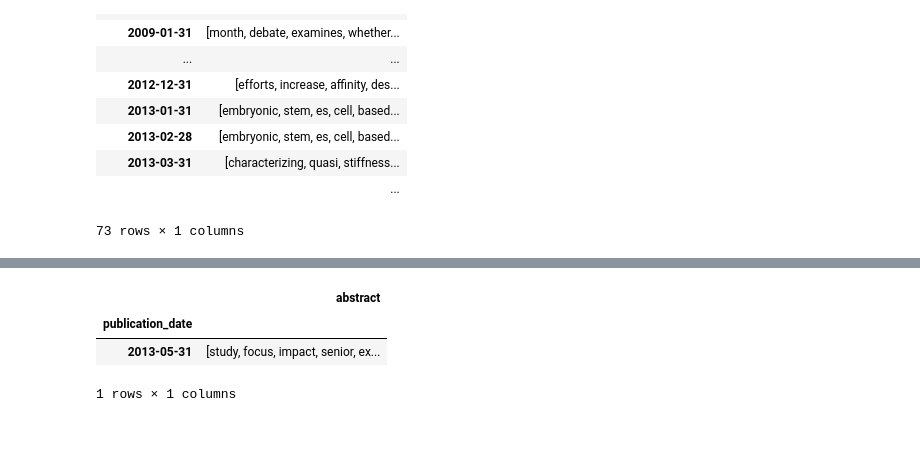
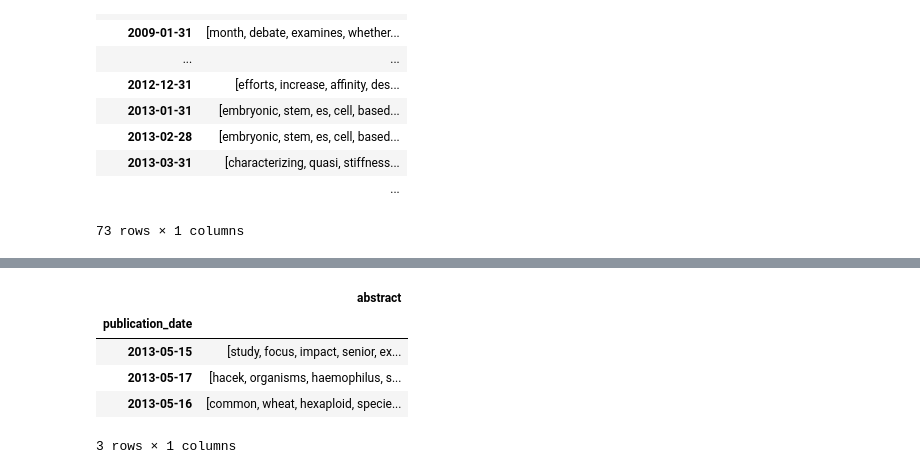
Before and after one commit to cmgerber/PLOS_Cloud_Explorer, a Jupyter notebook: ipython_notebooks/time_slider_attempt.ipynb, the cells around one changed output, grey strips where cells are left out. Drawn from its saved outputs; the diff is of its cells as text; code cells hidden in the pictures; blank space fills up the shorter version.

```diff
--- a/ipython_notebooks/time_slider_attempt.ipynb
+++ b/ipython_notebooks/time_slider_attempt.ipynb
@@ -133,7 +141,9 @@ articles_timed.resample('M', how='first', fill_method='bfill')
 # %%
-articles_timed.resample('M', how='first', fill_method='bfill')['2013-05']
+articles_timed['2013-05']
 # %% [output]
 |  | abstract |
 | publication_date |  |
-| 2013-05-31 | [study, focus, impact, senior, ex... |
+| 2013-05-15 | [study, focus, impact, senior, ex... |
+| 2013-05-17 | [hacek, organisms, haemophilus, s... |
+| 2013-05-16 | [common, wheat, hexaploid, specie... |
-1 rows × 1 columns
+3 rows × 1 columns
```
Also changed, not shown: parts of 11 cells of this notebook.
